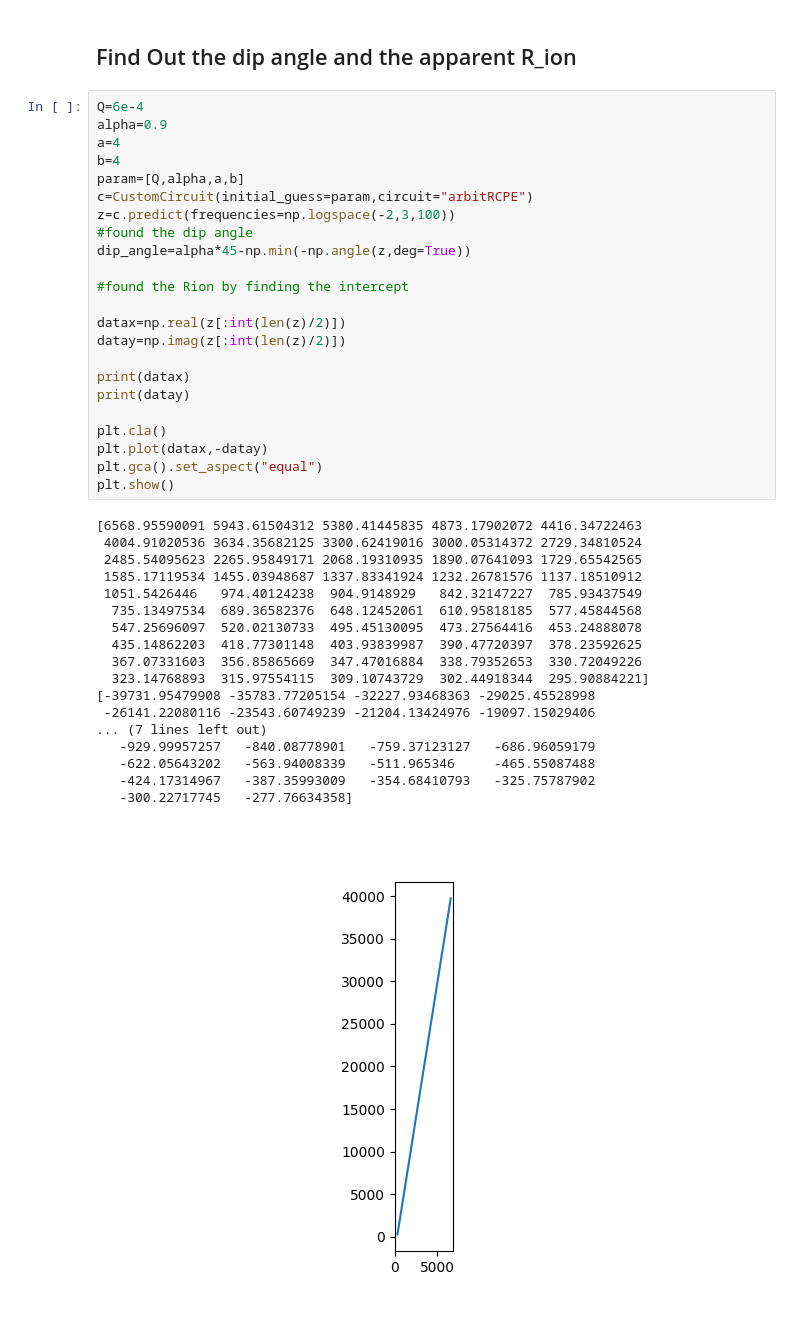
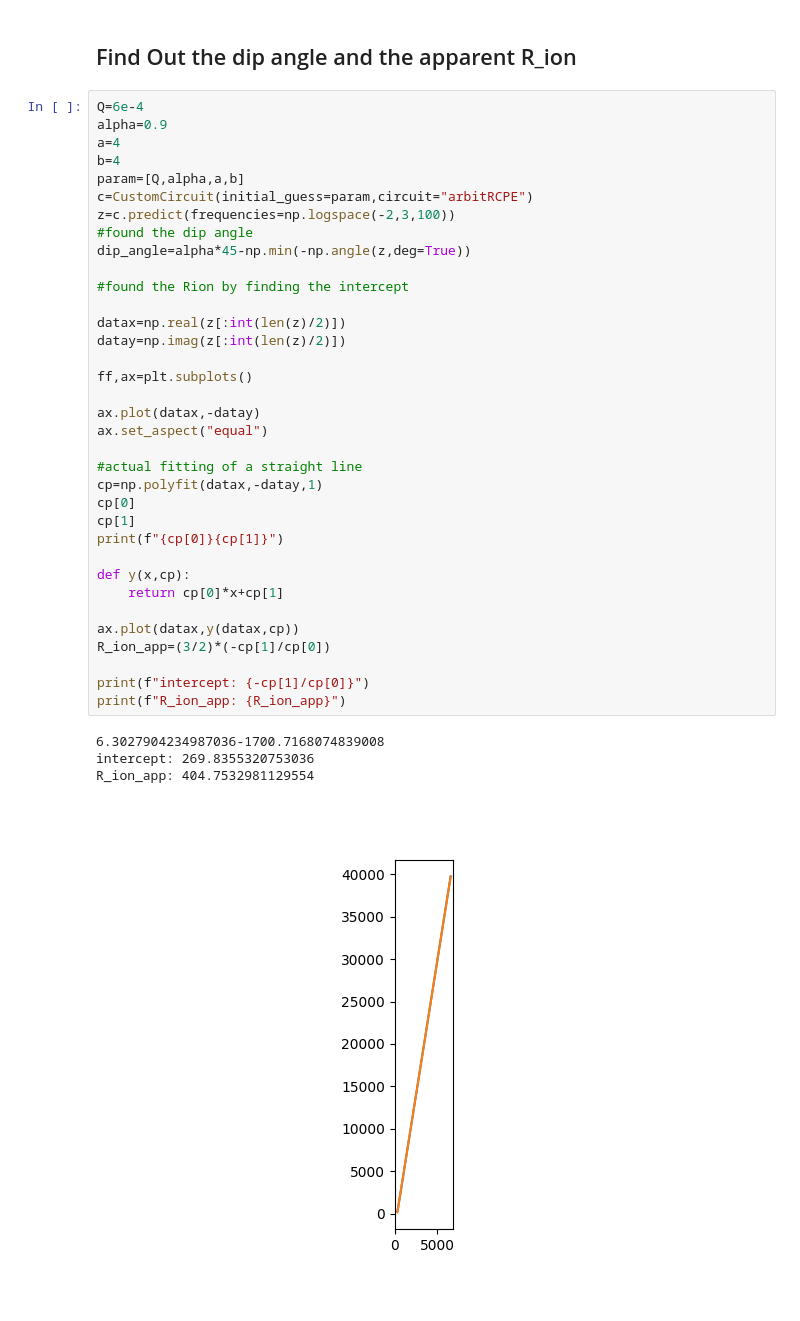
Before and after one commit to Yugal0/fitting-gen-arbitrary-eis, a Jupyter notebook: main.ipynb, the cells around one changed output. Saved outputs shown, nothing was run; the diff lists cells and outputs as text.

```diff
--- a/main.ipynb
+++ b/main.ipynb
@@ -64,42 +65,40 @@ axx.grid(linewidth=0.3)
 # %%
 Q=6e-4
 alpha=0.9
 a=4
 b=4
 param=[Q,alpha,a,b]
 c=CustomCircuit(initial_guess=param,circuit="arbitRCPE")
 z=c.predict(frequencies=np.logspace(-2,3,100))
 #found the dip angle
 dip_angle=alpha*45-np.min(-np.angle(z,deg=True))
 
 #found the Rion by finding the intercept
 
 datax=np.real(z[:int(len(z)/2)])
 datay=np.imag(z[:int(len(z)/2)])
 
-print(datax)
-print(datay)
+ff,ax=plt.subplots()
 
-plt.cla()
-plt.plot(datax,-datay)
-plt.gca().set_aspect("equal")
-plt.show()
+ax.plot(datax,-datay)
+ax.set_aspect("equal")
+
+#actual fitting of a straight line
+cp=np.polyfit(datax,-datay,1)
+cp[0]
+cp[1]
+print(f"{cp[0]}{cp[1]}")
+
+def y(x,cp):
+    return cp[0]*x+cp[1]
+
+ax.plot(datax,y(datax,cp))
+R_ion_app=(3/2)*(-cp[1]/cp[0])
+
+print(f"intercept: {-cp[1]/cp[0]}")
+print(f"R_ion_app: {R_ion_app}")
 # %% [output]
-[6568.95590091 5943.61504312 5380.41445835 4873.17902072 4416.34722463
- 4004.91020536 3634.35682125 3300.62419016 3000.05314372 2729.34810524
- 2485.54095623 2265.95849171 2068.19310935 1890.07641093 1729.65542565
- 1585.17119534 1455.03948687 1337.83341924 1232.26781576 1137.18510912
- 1051.5426446   974.40124238  904.9148929   842.32147227  785.93437549
-  735.13497534  689.36582376  648.12452061  610.95818185  577.45844568
-  547.25696097  520.02130733  495.45130095  473.27564416  453.24888078
-  435.14862203  418.77301148  403.93839987  390.47720397  378.23592625
-  367.07331603  356.85865669  347.47016884  338.79352653  330.72049226
-  323.14768893  315.97554115  309.10743729  302.44918344  295.90884221]
-[-39731.95479908 -35783.77205154 -32227.93468363 -29025.45528998
- -26141.22080116 -23543.60749239 -21204.13424976 -19097.15029406
-... (7 lines left out)
-   -929.99957257   -840.08778901   -759.37123127   -686.96059179
-   -622.05643202   -563.94008339   -511.965346     -465.55087488
-   -424.17314967   -387.35993009   -354.68410793   -325.75787902
-   -300.22717745   -277.76634358]
+6.3027904234987036-1700.7168074839008
+intercept: 269.8355320753036
+R_ion_app: 404.7532981129554
-[figure, old version]
+[figure, new version]
```
Also changed, not shown: parts of 4 cells of this notebook.
